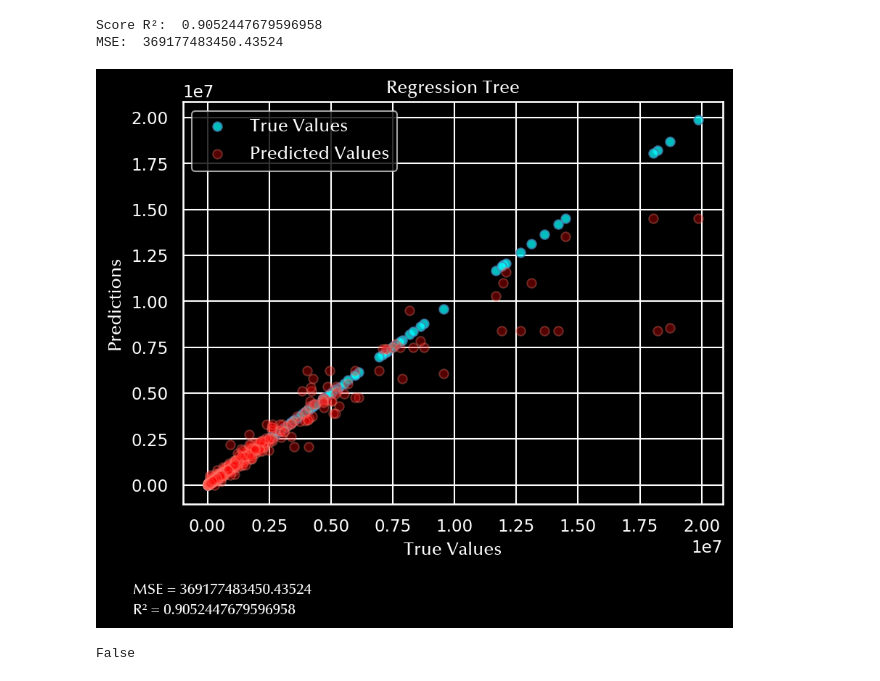
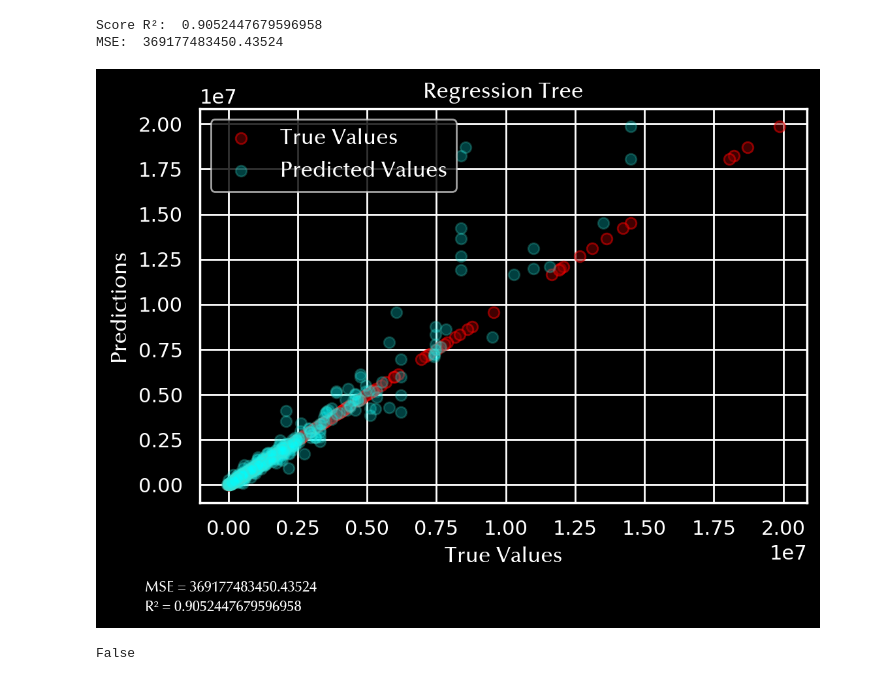
Before and after one commit to random-agile/Anticipate-Energy-Needs, a Jupyter notebook: Projet_3_Machine_Learning.ipynb, the cells around one changed output. Drawn from its saved outputs; the diff is of its cells as text; code cells hidden in the pictures.

```diff
--- a/Projet_3_Machine_Learning.ipynb
+++ b/Projet_3_Machine_Learning.ipynb
@@ -16,21 +19,21 @@ from xgboost import XGBRegressor
 # %%
 # récupération du chemin d'accès de la typo et récupération de celle-ci dans la variable prop
-fpath = os.path.join(mpl.get_data_path(), r'C:\Users\Oliver\Downloads\Optima Medium.ttf')
+fpath = os.path.join(mpl.get_data_path(), r'C:\Users\omira\Downloads\Optima Medium.ttf')
 prop = fm.FontProperties(fname=fpath)
 
 text_kwargs = dict(ha='center', va='center', fontsize=14, color='white')
 
 # importation du thème seaborn
-sns.set_theme(context='notebook', style='darkgrid', palette='dark', font_scale=2, color_codes=True, rc=None)
+sns.set_theme(context='notebook', style='darkgrid', palette='dark', font_scale=1, color_codes=True, rc=None)
 sns.set(font=prop.get_name())
 # upgrade de la résolution des visualisations
-plt.rcParams['figure.dpi'] = 150
-plt.rcParams['savefig.dpi'] = 150
+plt.rcParams['figure.dpi'] = 200
+plt.rcParams['savefig.dpi'] = 200
 
 # set dark background
 plt.style.use("dark_background")
 # %%
-df = pd.read_csv('C:/Users/Oliver/Desktop/Anticipate-Energy-Needs/buildings_cleaned.csv')
+df = pd.read_csv('C:/Users/omira/Desktop/Anticipate-Energy-Needs/buildings_cleaned.csv')
 # %%
 y = df['Electricity(kWh)']
 X = df.drop(columns=['Electricity(kWh)'])
@@ -112,17 +115,17 @@ print("MSE: ", mse_tree)
 Score R²:  0.9052447679596958
 MSE:  369177483450.43524
 # %%
-plt.scatter(y_test, y_test, color='cyan', label='True Values', alpha=0.75, edgecolor='steelblue', linewidth=1)
-plt.scatter(y_test, y_pred, color='red', label='Predicted Values', alpha=0.33, edgecolor='salmon', linewidth=1)
+sns.scatterplot(y=y_test, x=y_test, color='maroon', label='True Values', alpha=0.5, edgecolor='red', linewidth=1)
+sns.scatterplot(y=y_test, x=y_pred, color='aqua', label='Predicted Values', alpha=0.25, edgecolor='turquoise', linewidth=1)
 plt.xlabel('True Values', fontproperties=prop)
 plt.ylabel('Predictions', fontproperties=prop)
 plt.title('Regression Tree', fontproperties=prop)
 plt.legend(loc='best', prop=prop)
-plt.text(-3000000, -5900000, 'MSE = {}'.format(mse_tree), fontproperties=prop, size=10)
-plt.text(-3000000, -7000000, 'R² = {}'.format(r2_tree), fontproperties=prop, size=10)
+plt.text(-3000000, -5900000, 'MSE = {}'.format(mse_tree), fontproperties=prop, size=8)
+plt.text(-3000000, -7000000, 'R² = {}'.format(r2_tree), fontproperties=prop, size=8)
 plt.show()
 # %% [output]
-[figure, old version]
+[figure, new version]
 # %%
 mse > mse_tree
 # %% [output]
```
Also changed, not shown: parts of 15 cells of this notebook, 2 other files.
